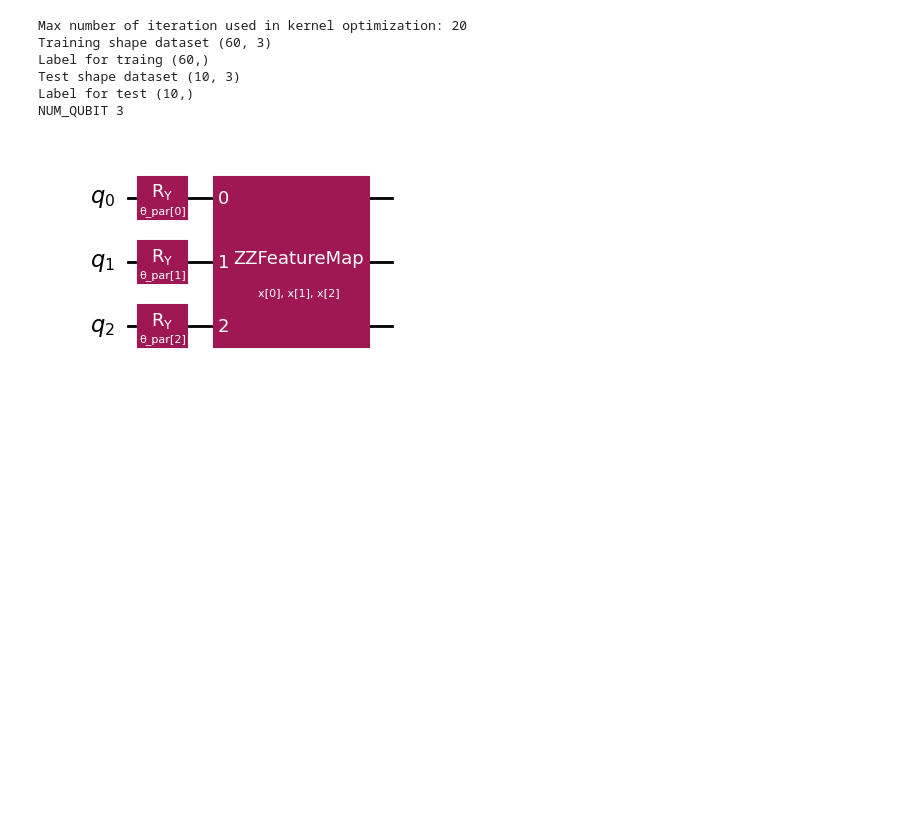
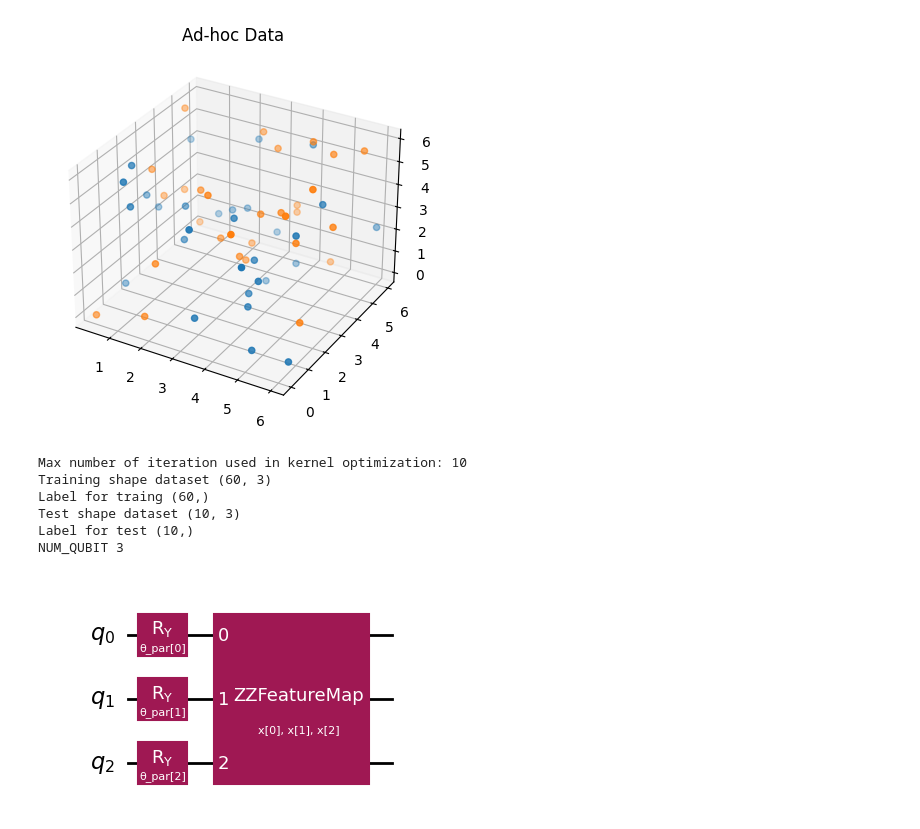
Before and after one commit to fdamore/QK, a Jupyter notebook: notebooks/data_adhoc.ipynb, the cells around one changed output. Cells and saved outputs as stored; diff of their text form; code cells hidden in the pictures; blank space fills up the shorter version.

Commit message:
Adding the plot function to callback

```diff
--- a/notebooks/data_adhoc.ipynb
+++ b/notebooks/data_adhoc.ipynb
@@ -19,20 +18,22 @@ np.random.seed(123)
 # %%
 #load data ad hoc
 
 from qiskit_machine_learning.datasets import ad_hoc_data
 
 adhoc_dimension = 3
 X_train, y_train, X_test, y_test, adhoc_total = ad_hoc_data(
     training_size=30,
     test_size=5,
     n=adhoc_dimension,
     gap=0.3,
-    plot_data=False,
+    plot_data=True,
     one_hot=False,
     include_sample_total=True,
 )
+# %% [output]
+[figure, added]
 # %%
-max_iter = 20
+max_iter = 10
 NUM_QBIT = X_train.shape[1] # nqubit = nuber of dimension (feature)
 
 #check the shape of test> and training dataset
@@ -43,7 +44,7 @@ print(f'Test shape dataset {X_test.shape}')
 print(f'Label for test {y_test.shape}')
 print(f'NUM_QUBIT {NUM_QBIT}')
 # %% [output]
-Max number of iteration used in kernel optimization: 20
+Max number of iteration used in kernel optimization: 10
 Training shape dataset (60, 3)
 Label for traing (60,)
 Test shape dataset (10, 3)
```
Also changed, not shown: parts of 6 cells of this notebook, 2 other files.
